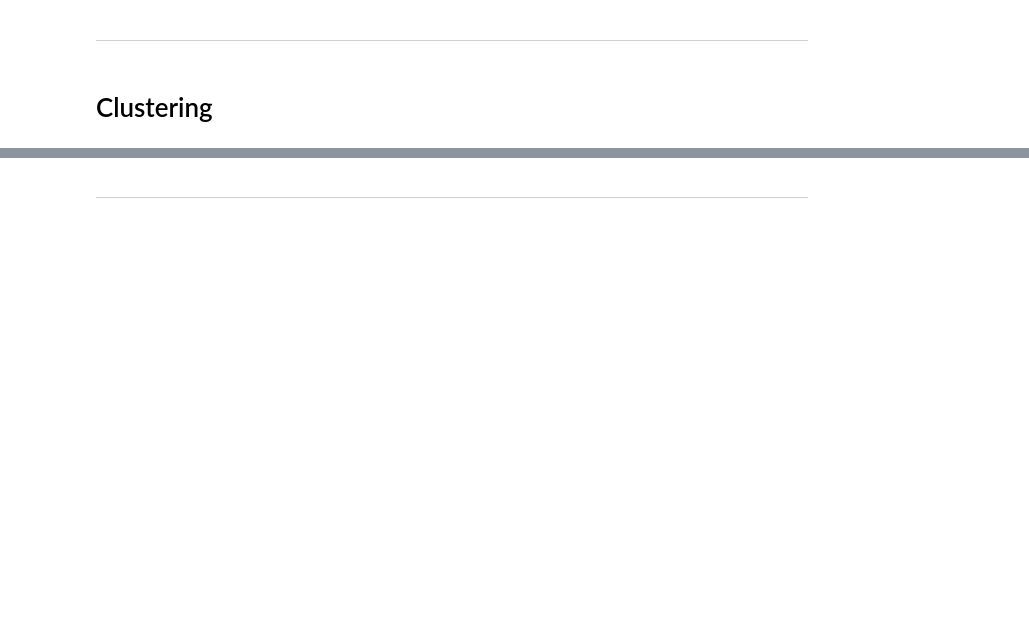
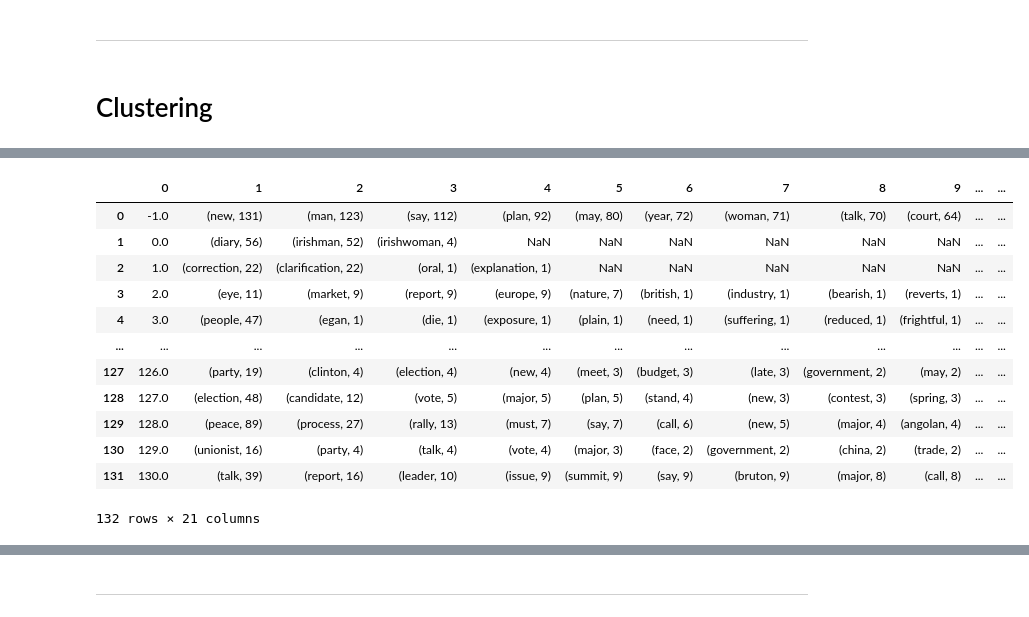
Before and after one commit to norahahr/TMproject, a Jupyter notebook: TM Group Project.ipynb, the cells around one changed output, grey strips where cells are left out. Cells and saved outputs as stored; diff of their text form; code cells hidden in the pictures; blank space fills up the shorter version.

```diff
--- a/TM Group Project.ipynb
+++ b/TM Group Project.ipynb
@@ -316,0 +354,6 @@ train_ireland, test_ireland = train_test_split(ireland_df, test_size=0.20, rando
+# %%
+# Generate the optimized cluster model for the Ireland data
+ireland_clusters = generate_clusters(sentence_embeddings=ireland_embed,
+                                     n_neighbors=9,
+                                     n_components=3,
+                                     min_cluster_size=14)
@@ -316,0 +412,18 @@ train_ireland, test_ireland = train_test_split(ireland_df, test_size=0.20, rando
+# %%
+# The top 20 most common words in each cluster in the Ireland dataset
+ireland_freq = clusters_words(embedding= ireland_embed, clustering=ireland_clusters, top_words = 20)
+ireland_freq
+# %% [output]
+|  | 0 | 1 | 2 | 3 | 4 | 5 | 6 | 7 | 8 | 9 | ... | ... |
+| 0 | -1.0 | (new, 131) | (man, 123) | (say, 112) | (plan, 92) | (may, 80) | (year, 72) | (woman, 71) | (talk, 70) | (court, 64) | ... | ... |
+| 1 | 0.0 | (diary, 56) | (irishman, 52) | (irishwoman, 4) | NaN | NaN | NaN | NaN | NaN | NaN | ... | ... |
+| 2 | 1.0 | (correction, 22) | (clarification, 22) | (oral, 1) | (explanation, 1) | NaN | NaN | NaN | NaN | NaN | ... | ... |
+| 3 | 2.0 | (eye, 11) | (market, 9) | (report, 9) | (europe, 9) | (nature, 7) | (british, 1) | (industry, 1) | (bearish, 1) | (reverts, 1) | ... | ... |
+| 4 | 3.0 | (people, 47) | (egan, 1) | (die, 1) | (exposure, 1) | (plain, 1) | (need, 1) | (suffering, 1) | (reduced, 1) | (frightful, 1) | ... | ... |
+| ... | ... | ... | ... | ... | ... | ... | ... | ... | ... | ... | ... | ... |
+| 127 | 126.0 | (party, 19) | (clinton, 4) | (election, 4) | (new, 4) | (meet, 3) | (budget, 3) | (late, 3) | (government, 2) | (may, 2) | ... | ... |
+| 128 | 127.0 | (election, 48) | (candidate, 12) | (vote, 5) | (major, 5) | (plan, 5) | (stand, 4) | (new, 3) | (contest, 3) | (spring, 3) | ... | ... |
+| 129 | 128.0 | (peace, 89) | (process, 27) | (rally, 13) | (must, 7) | (say, 7) | (call, 6) | (new, 5) | (major, 4) | (angolan, 4) | ... | ... |
+| 130 | 129.0 | (unionist, 16) | (party, 4) | (talk, 4) | (vote, 4) | (major, 3) | (face, 2) | (government, 2) | (china, 2) | (trade, 2) | ... | ... |
+| 131 | 130.0 | (talk, 39) | (report, 16) | (leader, 10) | (issue, 9) | (summit, 9) | (say, 9) | (bruton, 9) | (major, 8) | (call, 8) | ... | ... |
+132 rows × 21 columns
```
Also changed, not shown: parts of 25 cells of this notebook.
